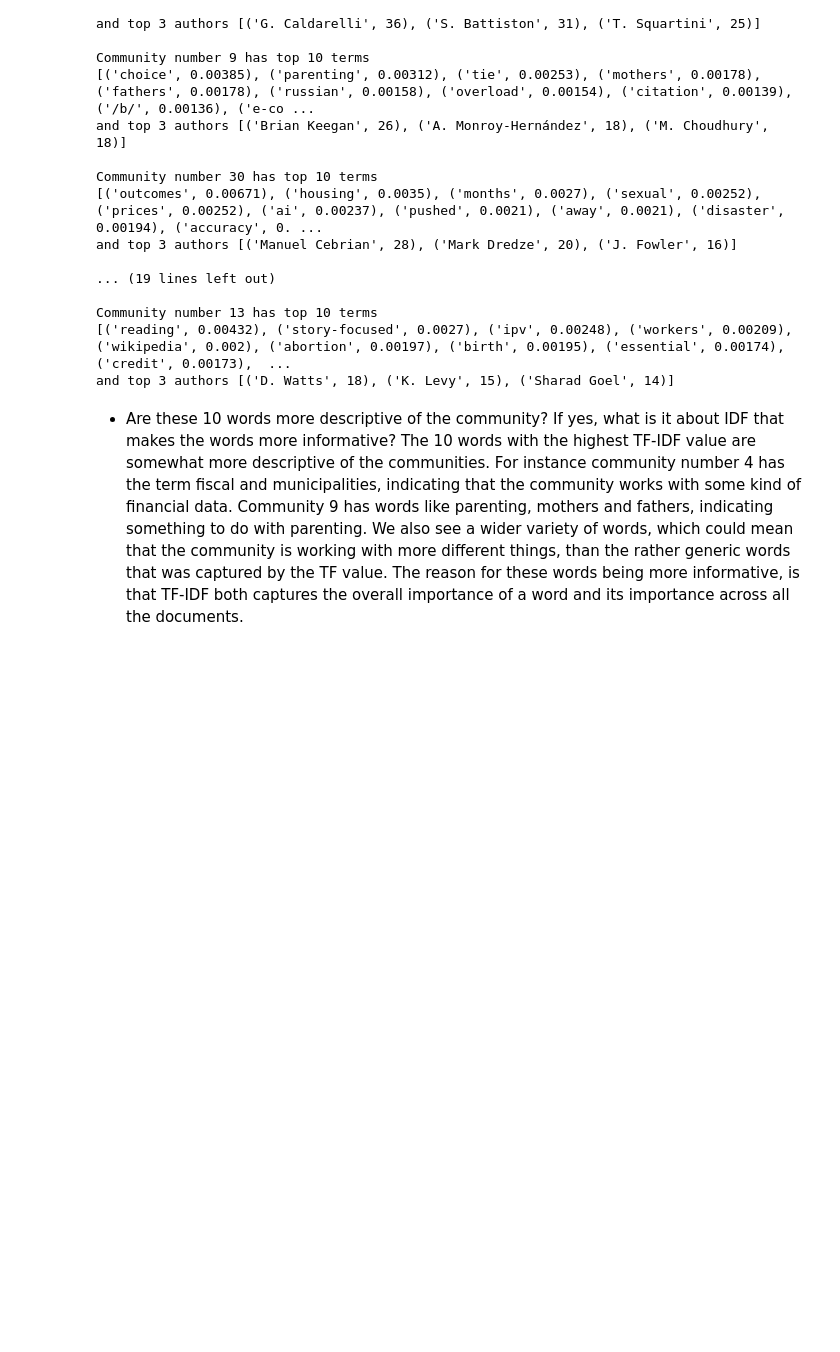
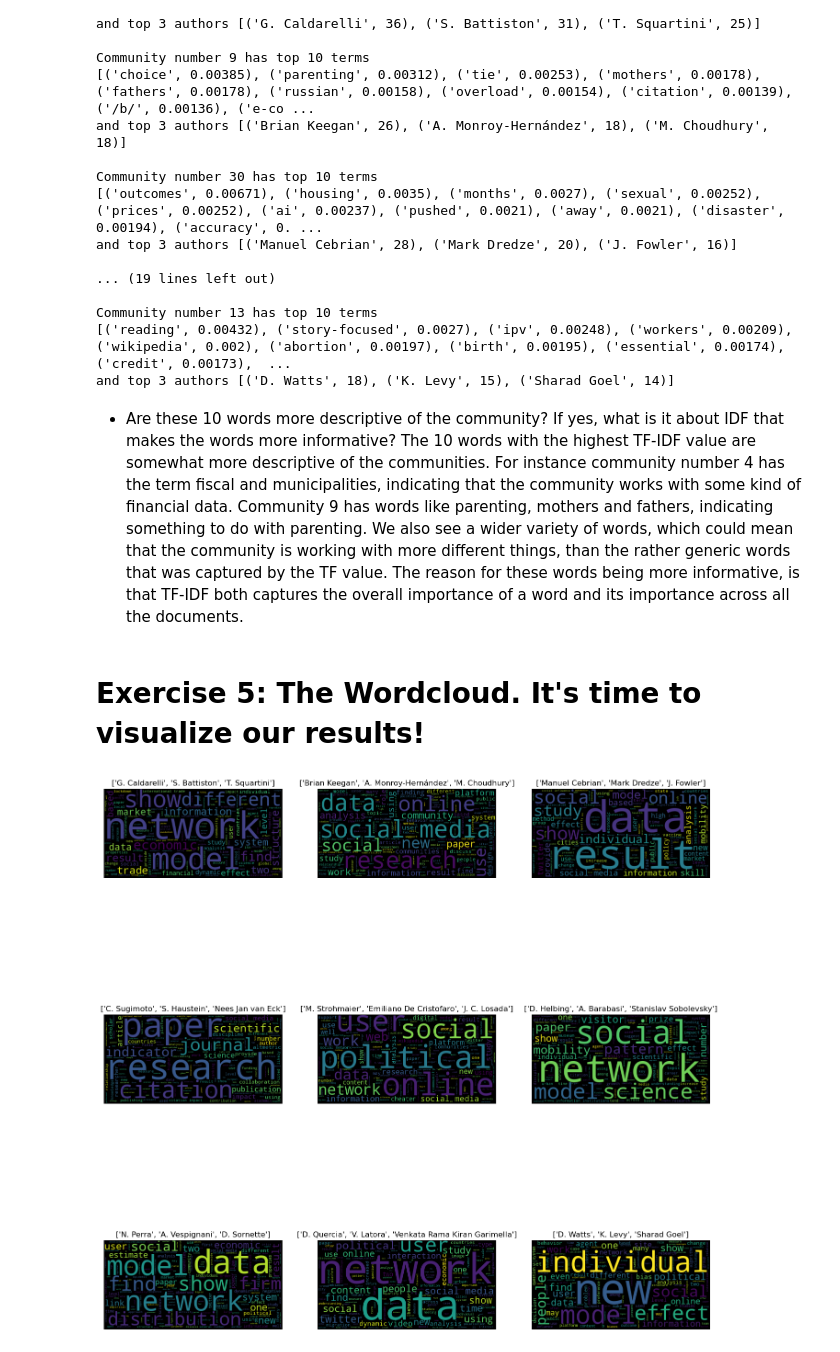
Before and after one commit to Dribo/02467_A_1, a Jupyter notebook: Assignment2magnus.ipynb, the cells around one changed output. Drawn from its saved outputs; the diff is of its cells as text; code cells hidden in the pictures; blank space fills up the shorter version.

```diff
--- a/Assignment2magnus.ipynb
+++ b/Assignment2magnus.ipynb
@@ -316,3 +316,5 @@ and top 3 authors [('D. Watts', 18), ('K. Levy', 15), ('Sharad Goel', 14)]
 # %% [markdown]
 * Are these 10 words more descriptive of the community? If yes, what is it about IDF that makes the words more informative?
     The 10 words with the highest TF-IDF value are somewhat more descriptive of the communities. For instance community number 4 has the term fiscal and municipalities, indicating that the community works with some kind of financial data. Community 9 has words like parenting, mothers and fathers, indicating something to do with parenting. We also see a wider variety of words, which could mean that the community is working with more different things, than the rather generic words that was captured by the TF value. The reason for these words being more informative, is that TF-IDF both captures the overall importance of a word and its importance across all the documents.
+# %% [markdown]
+# Exercise 5: The Wordcloud. It's time to visualize our results!
@@ -318,0 +325,13 @@ and top 3 authors [('D. Watts', 18), ('K. Levy', 15), ('Sharad Goel', 14)]
+# %%
+fig, axs =  plt.subplots(nrows=3, ncols=3, figsize=(17, 17))
+plt.subplots_adjust(hspace=0.5)
+for t, ax in zip(top9, axs.ravel()):
+    top3 = [top3_authors[t][i][0] for i in range(3)]
+    text = " ".join(authors_by_community[t]['Concatenated_tokens'])
+    wordcloud = WordCloud().generate(text)
+    ax.imshow(wordcloud)
+    ax.title.set_text(top3)
+    ax.axis("off")
+plt.show()
+# %% [output]
+[figure, added]
```
Also changed, not shown: parts of 2 cells of this notebook.
